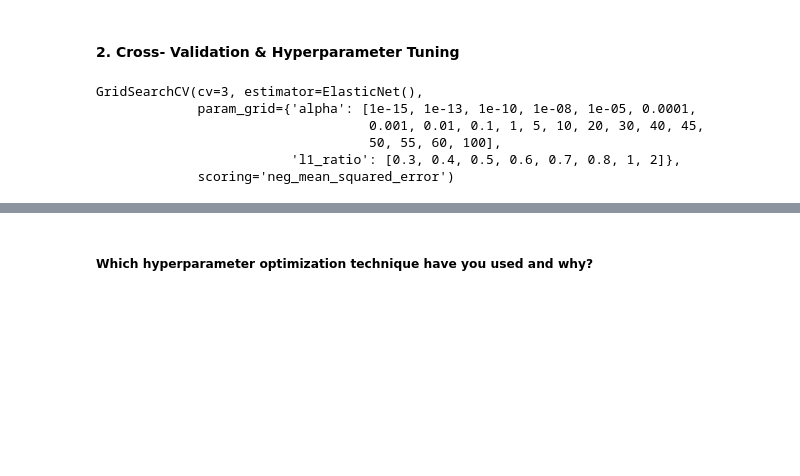
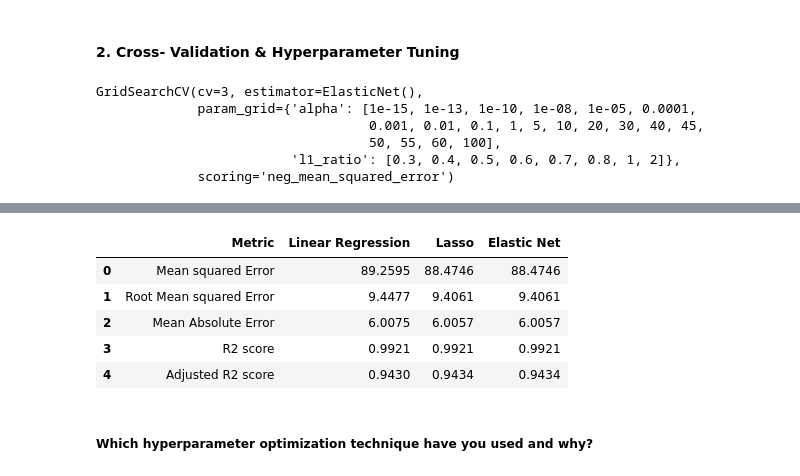
Before and after one commit to Rohankukwas/Yes-Bank-Stock-Closing-Price-Prediction, a Jupyter notebook: ML_Yes_Bank_Stock_Closing_Price_Prediction_ML_Submission.ipynb, the cells around one changed output, grey strips where cells are left out. Cells and saved outputs as stored; diff of their text form; code cells hidden in the pictures; blank space fills up the shorter version.

```diff
--- a/ML_Yes_Bank_Stock_Closing_Price_Prediction_ML_Submission.ipynb
+++ b/ML_Yes_Bank_Stock_Closing_Price_Prediction_ML_Submission.ipynb
@@ -1325,5 +1207,13 @@ Adjusted R2 score:  0.9932
 # %%
 metric_df['Elastic Net'] = [MSE_elastic_net, RMSE_elastic_net, MAE_elastic_net, R2_elastic_net, Adjusted_R2_elastic_net]
+metric_df
+# %% [output]
+|  | Metric | Linear Regression | Lasso | Elastic Net |
+| 0 | Mean squared Error | 89.2595 | 88.4746 | 88.4746 |
+| 1 | Root Mean squared Error | 9.4477 | 9.4061 | 9.4061 |
+| 2 | Mean Absolute Error | 6.0075 | 6.0057 | 6.0057 |
+| 3 | R2 score | 0.9921 | 0.9921 | 0.9921 |
+| 4 | Adjusted R2 score | 0.9430 | 0.9434 | 0.9434 |
 # %% [markdown]
 ##### Which hyperparameter optimization technique have you used and why?
 # %% [markdown]
```
Also changed, not shown: parts of 103 cells of this notebook.
